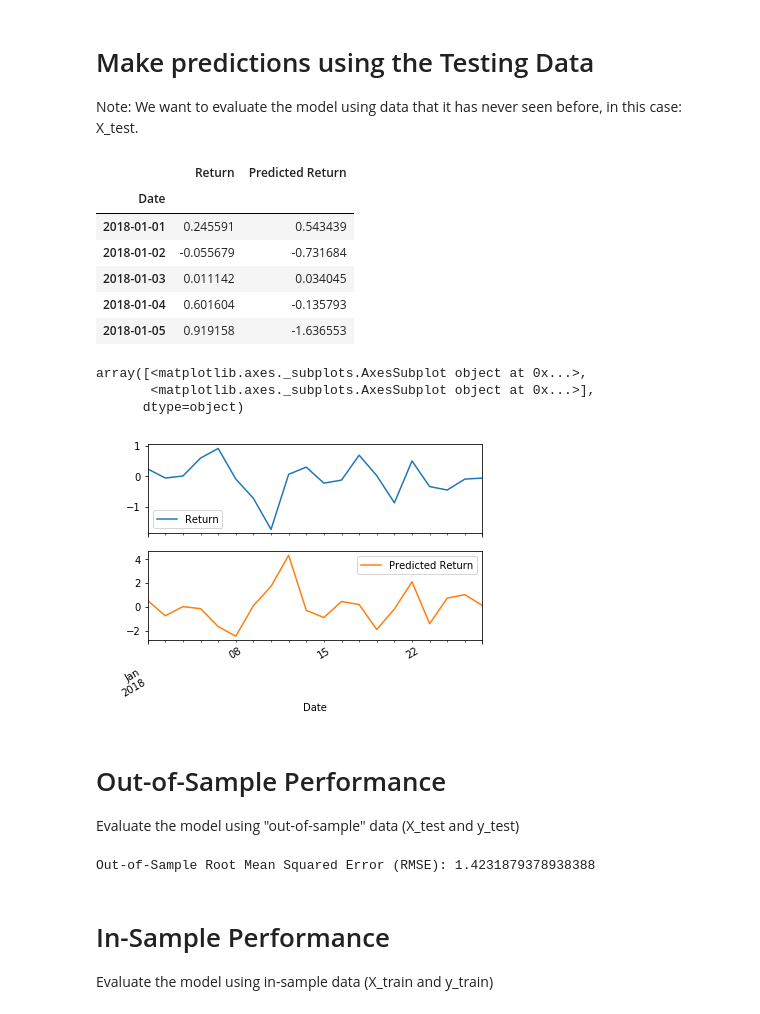
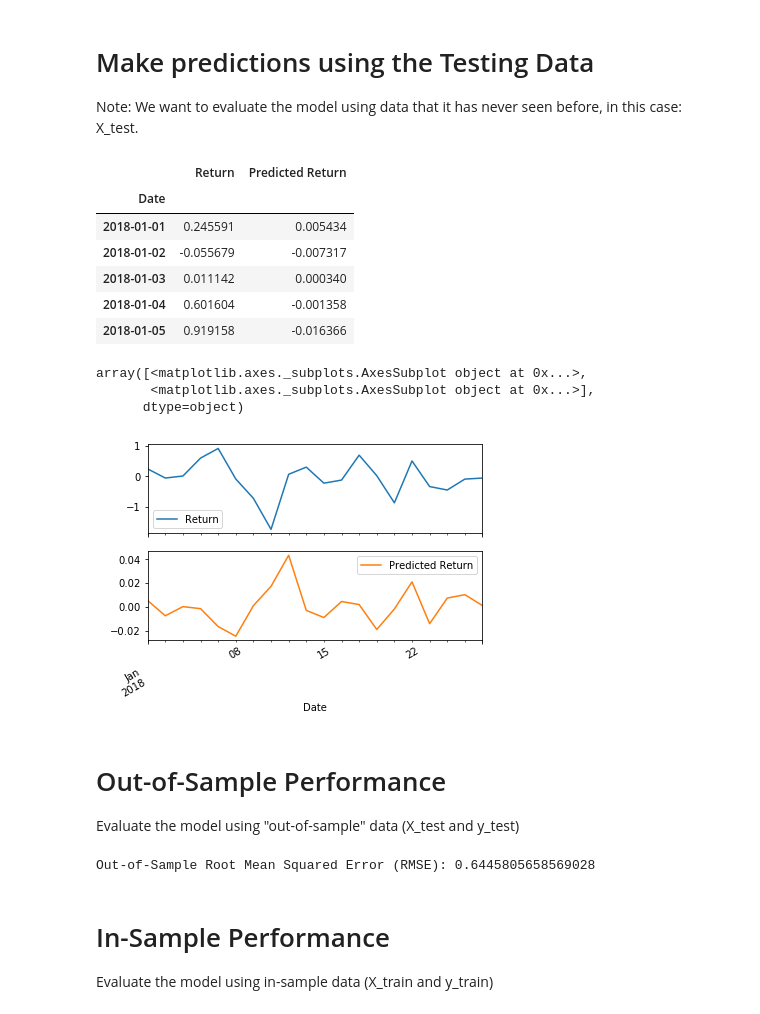
Before and after one commit to mihir1711/Time_Series_Assignment, a Jupyter notebook: regression_analysis.ipynb, the cells around one changed output. Saved outputs shown, nothing was run; the diff lists cells and outputs as text; code cells hidden in the pictures.

```diff
--- a/regression_analysis.ipynb
+++ b/regression_analysis.ipynb
@@ -71,7 +71,7 @@ df.tail()
 # %%
 # Create a train/test split for the data using 2018-2019 for testing and the rest for training
 train = df[:'2017']
-test = df['2018':'2019']
+test = df['2018':]
 train.head()
 # %% [output]
 |  | Price | Open | High | Low | Return | Lagged_Return |
@@ -120,17 +120,17 @@ predictions = model.predict(X_test)
 # %%
 # Assemble actual y data (Y_test) with predicted y data (from just above) into two columns in a dataframe:
 Results = y_test.to_frame()
-Results["Predicted Return"] = predictions *100
+Results["Predicted Return"] = predictions
 
 Results.head()
 # %% [output]
 |  | Return | Predicted Return |
 | Date |  |  |
-| 2018-01-01 | 0.245591 | 0.543439 |
-| 2018-01-02 | -0.055679 | -0.731684 |
-| 2018-01-03 | 0.011142 | 0.034045 |
-| 2018-01-04 | 0.601604 | -0.135793 |
-| 2018-01-05 | 0.919158 | -1.636553 |
+| 2018-01-01 | 0.245591 | 0.005434 |
+| 2018-01-02 | -0.055679 | -0.007317 |
+| 2018-01-03 | 0.011142 | 0.000340 |
+| 2018-01-04 | 0.601604 | -0.001358 |
+| 2018-01-05 | 0.919158 | -0.016366 |
 # %%
 # Plot the first 20 predictions vs the true values
 Results[:20].plot(subplots=True)
@@ -138,7 +138,7 @@ Results[:20].plot(subplots=True)
 array([<matplotlib.axes._subplots.AxesSubplot object at 0x...>,
        <matplotlib.axes._subplots.AxesSubplot object at 0x...>],
       dtype=object)
-[figure, old version]
+[figure, new version]
 # %% [markdown]
 # Out-of-Sample Performance
 
@@ -154,7 +154,7 @@ mse = mean_squared_error(
 rmse = np.sqrt(mse)
 print(f"Out-of-Sample Root Mean Squared Error (RMSE): {rmse}")
 # %% [output]
-Out-of-Sample Root Mean Squared Error (RMSE): 1.4231879378938388
+Out-of-Sample Root Mean Squared Error (RMSE): 0.6445805658569028
 # %% [markdown]
 # In-Sample Performance
 
```
Also changed, not shown: parts of 3 cells of this notebook, 2 other files.
